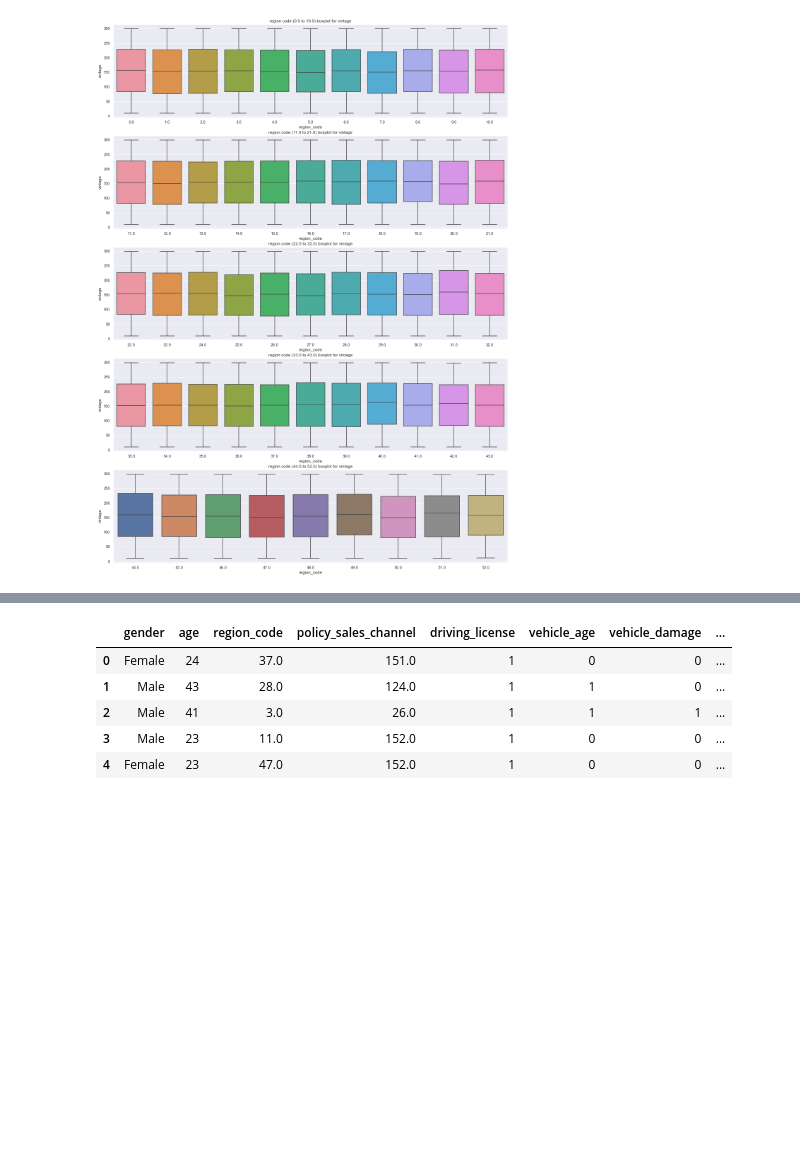
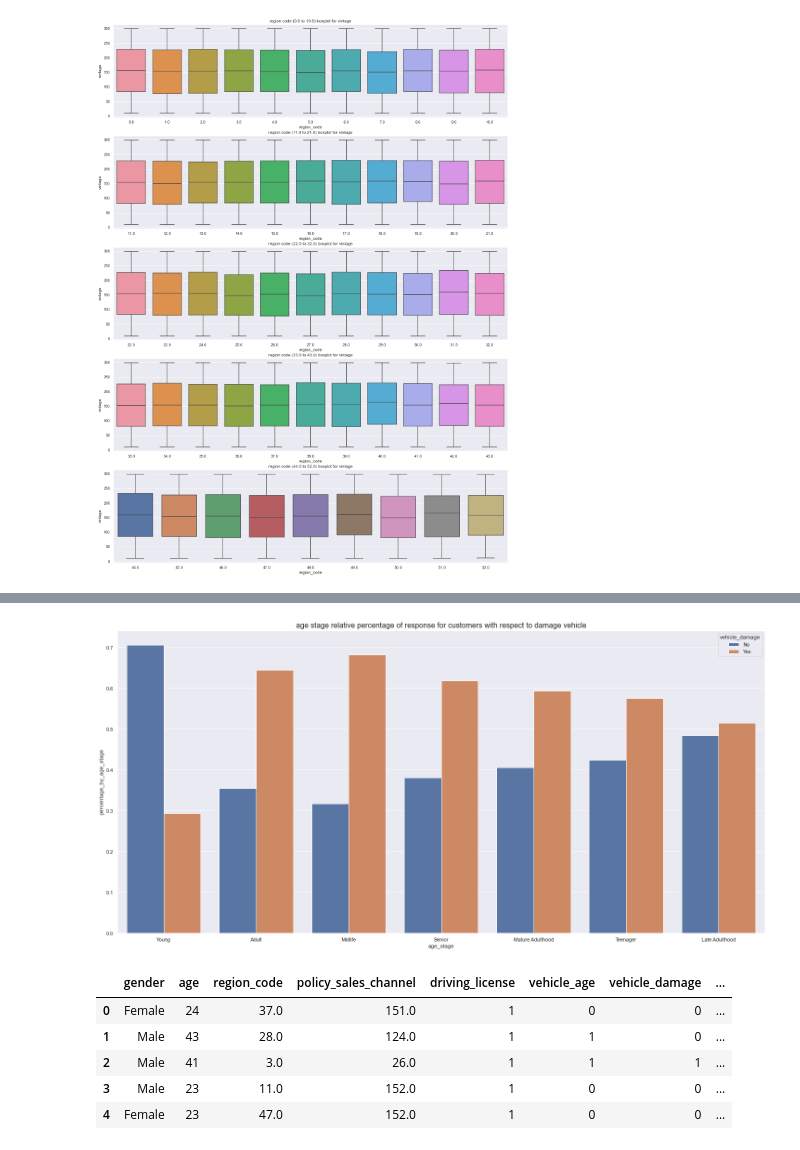
Before and after one commit to FabioCaffarello/insurance-cross-sell, a Jupyter notebook: 01-Notebooks/end_to_end_insurance_cross_sell.ipynb, the cells around one changed output, grey strips where cells are left out. Saved outputs shown, nothing was run; the diff lists cells and outputs as text; code cells hidden in the pictures; blank space fills up the shorter version.

```diff
--- a/01-Notebooks/end_to_end_insurance_cross_sell.ipynb
+++ b/01-Notebooks/end_to_end_insurance_cross_sell.ipynb
@@ -991,3 +997,25 @@ for i in range(num_of_plots):
+# %%
+aux11 = df05_u[['age_stage', 'vehicle_damage']]
+
+# Change response to Yes/No
+aux11['vehicle_damage'] = aux11['vehicle_damage'].apply(lambda row: 'Yes' if row == 1 else 'No')
+
+age_stage_unique = aux11['age_stage'].unique().tolist()
+
+aux11_0 = pd.DataFrame()
+
+for age in age_stage_unique:
+    #
+    aux11_1 = aux11[aux11['age_stage'] == age][['age_stage', 'vehicle_damage']]\
+                                                    .value_counts(normalize=True).reset_index().rename(columns={0: 'percentage_by_age_stage'})
+
+    #
+    aux11_0 = pd.concat([aux11_0, aux11_1])
+
+sns.barplot(x='age_stage', y='percentage_by_age_stage', hue='vehicle_damage', data=aux11_0);
+plt.title("age stage relative percentage for customers with respect to damage vehicle", fontsize=16);
+# %% [output]
+[figure, added]
 # %%
 df05_u.head()
 # %% [output]
```
Also changed, not shown: parts of 6 cells of this notebook.
